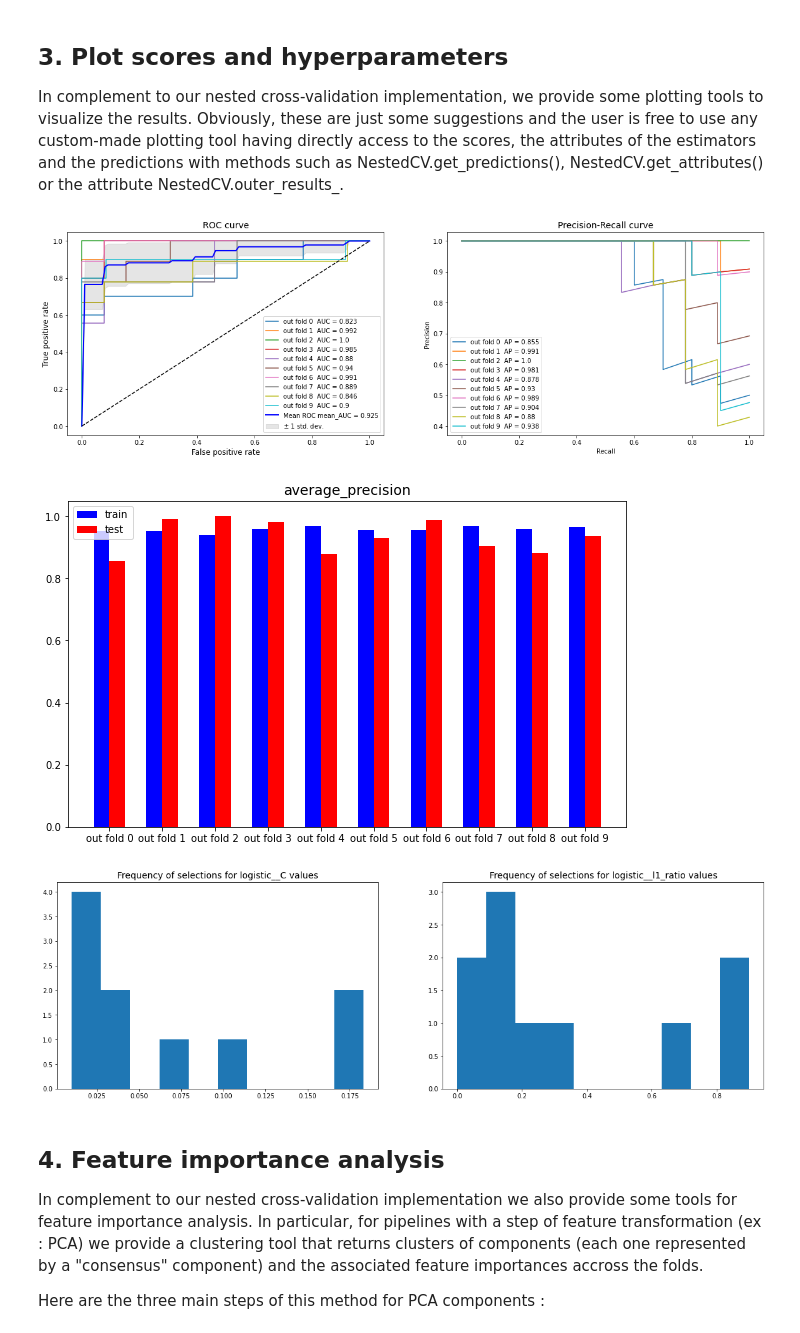
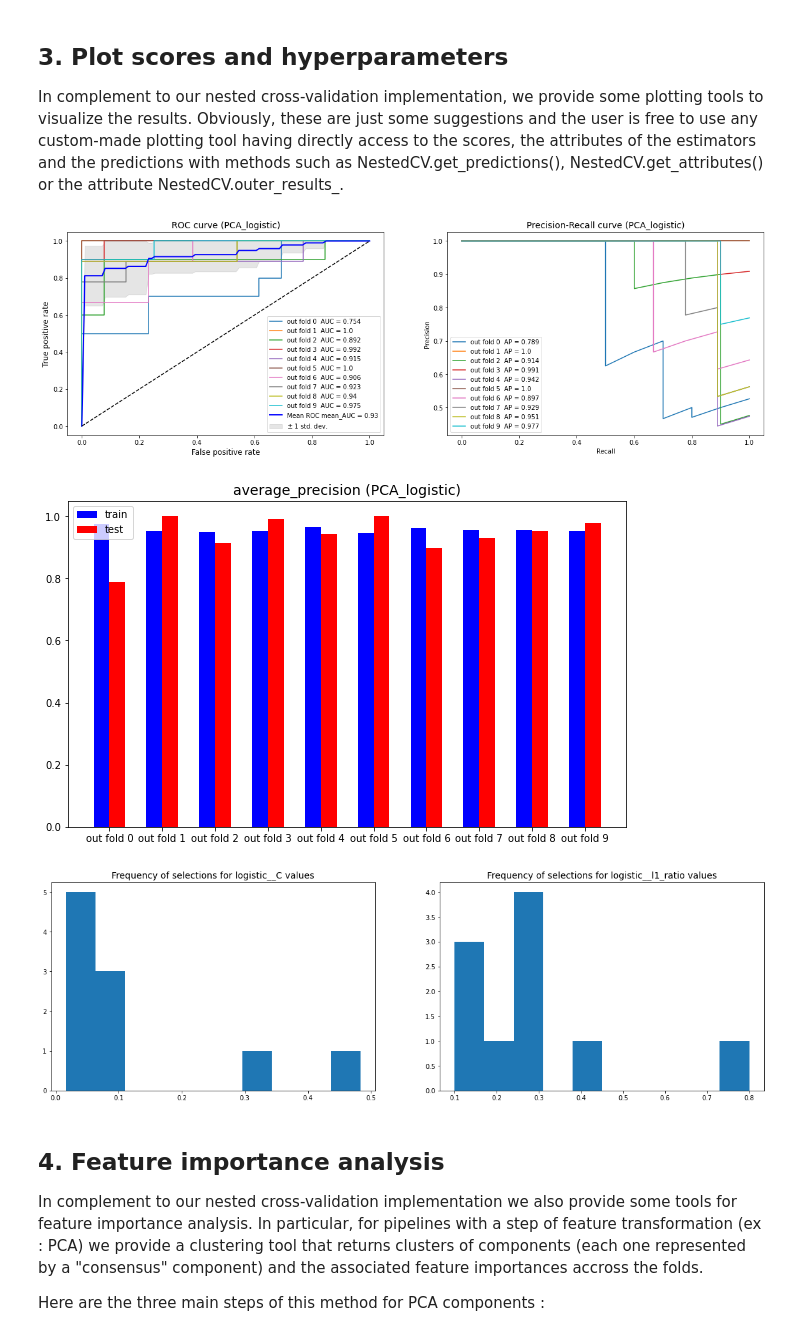
Before and after one commit to ncaptier/nested_cross_val, a Jupyter notebook: lung_cancer_classification.ipynb, the cells around one changed output. Cells and saved outputs as stored; diff of their text form; code cells hidden in the pictures.

```diff
--- a/lung_cancer_classification.ipynb
+++ b/lung_cancer_classification.ipynb
@@ -21,7 +21,7 @@ import time
 
 * Gene expression values were measured on a custom Rosetta/Merck Affymetrix 2.0 microarray chipset and normalized with the robust multi-array average (RMA) algorithm.
 # %%
-df = pd.read_csv("data.csv" , index_col=0)
+df = pd.read_csv("data/data.csv" , index_col=0)
 print(df.shape[0] , " samples with histological information")
 print(df.shape[1] - 1, " unique genes")
 df.head()
@@ -129,11 +150,11 @@ client
 # %%
 param_grid = {'logistic__C': np.logspace(-2, 2, 20) , 'logistic__l1_ratio' : np.arange(0 , 1.1 , 0.1)}
 
-cv_out = StratifiedKFold(n_splits = 10, shuffle = True , random_state = 0)
+cv_out = StratifiedKFold(n_splits = 10, shuffle = True , random_state = 3)
 
-ncv = NestedCV(estimator = pipe , params = param_grid , cv_inner = 5  , cv_outer = cv_out  ,
+ncv = NestedCV(estimators = {'PCA_logistic': pipe} , params = {'PCA_logistic': param_grid} , cv_inner = 5  , cv_outer = cv_out  ,
                scoring_inner = 'roc_auc' , scoring_outer = {'roc_auc' : 'roc_auc' , 'average_precision' : 'average_precision'} ,
-               library = 'dask' , scheduler = client)
+               ensembling_method=None, voting_weights=None, refit_estimators = True, scheduler = client)
 # %%
 start = time.time()
 ncv.fit(X , y)
@@ -162,20 +173,20 @@ In complement to our nested cross-validation implementation, we provide some plo
 from nested_cross_val.tools.plotting import plot_roc , plot_PR , plot_score , plot_hyperparameters
 # %%
 fig , axes = plt.subplots(1 , 2 , figsize = (20, 6))
-plot_roc(ncv , ax = axes[0])
-plot_PR(ncv , ax = axes[1])
+plot_roc(ncv , estimator='PCA_logistic', ax = axes[0])
+plot_PR(ncv , estimator='PCA_logistic', ax = axes[1])
 # %% [output]
-[figure, old version]
+[figure, new version]
 # %%
-plot_score(ncv , score_name = 'average_precision' , display = 'barplot')
+plot_score(ncv , estimator='PCA_logistic', score_name = 'average_precision' , display = 'barplot')
 # %% [output]
-[figure, old version]
+[figure, new version]
 # %%
 fig , ax = plt.subplots(1 , 2 , figsize = (20 , 6))
-plot_hyperparameters(ncv , name = 'logistic__C' , discrete = False , ax = ax[0])
-plot_hyperparameters(ncv , name = 'logistic__l1_ratio' , discrete = False , ax = ax[1])
+plot_hyperparameters(ncv , estimator='PCA_logistic', name = 'logistic__C' , discrete = False , ax = ax[0])
+plot_hyperparameters(ncv , estimator='PCA_logistic', name = 'logistic__l1_ratio' , discrete = False , ax = ax[1])
 # %% [output]
-[figure, old version]
+[figure, new version]
 # %% [markdown]
 ## 4. Feature importance analysis
 
```
Also changed, not shown: parts of 4 cells of this notebook.
